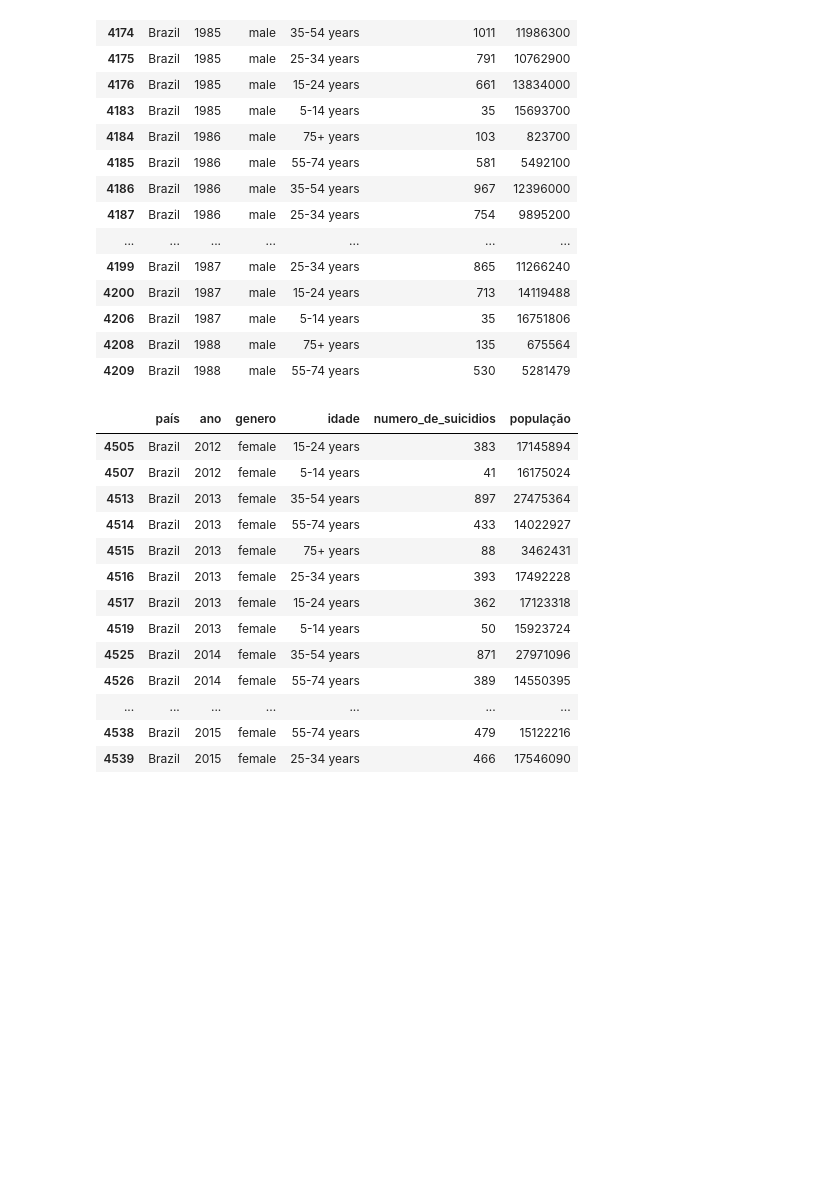
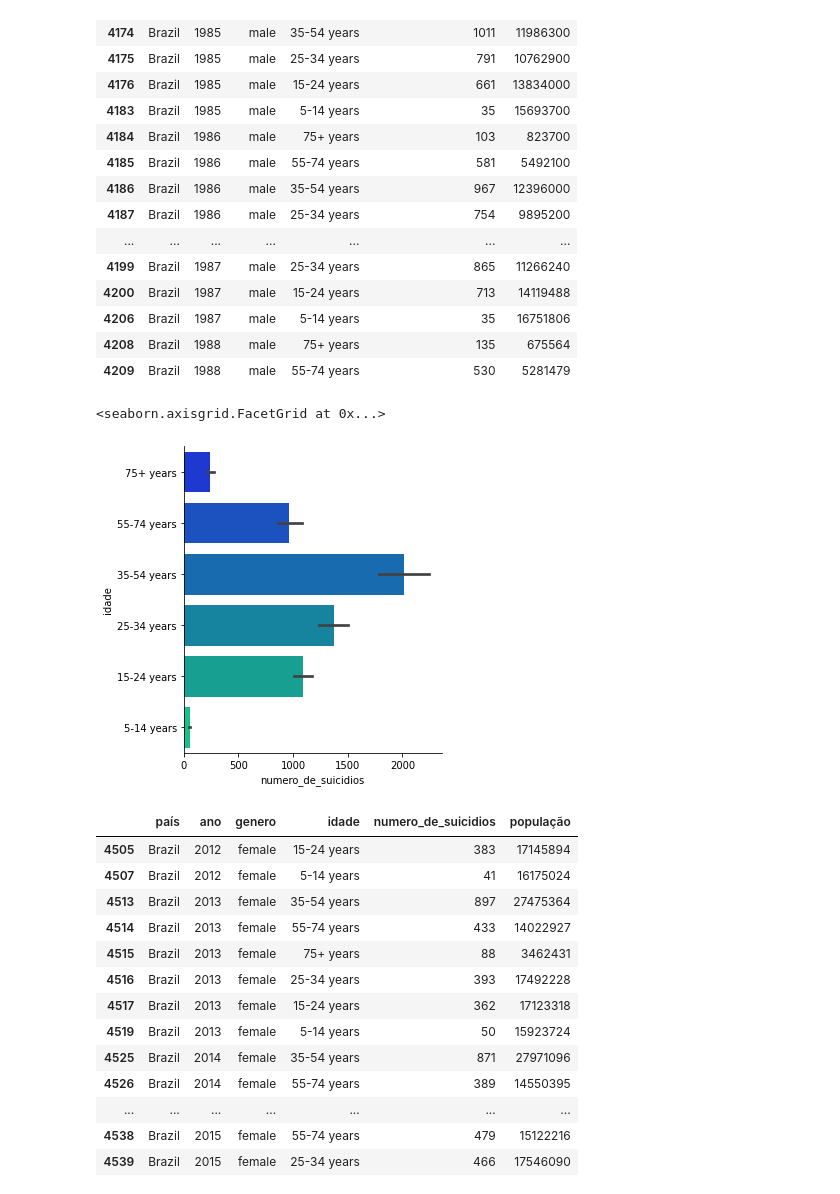
Before and after one commit to littlebru/Indice-de-Suicidio-no-Brasil, a Jupyter notebook: Analise_dados_suicidio.ipynb, the cells around one changed output. Cells and saved outputs as stored; diff of their text form; code cells hidden in the pictures; blank space fills up the shorter version.

Commit message:
add graphics

```diff
--- a/Analise_dados_suicidio.ipynb
+++ b/Analise_dados_suicidio.ipynb
@@ -251,6 +290,12 @@ dados_homens_brasileiros.head(20).style.highlight_min(subset="numero_de_suicidio
 | 4206 | Brazil | 1987 | male | 5-14 years | 35 | 16751806 |
 | 4208 | Brazil | 1988 | male | 75+ years | 135 | 675564 |
 | 4209 | Brazil | 1988 | male | 55-74 years | 530 | 5281479 |
+# %%
+sns.catplot(x="numero_de_suicidios", y="idade",palette='winter', kind='bar',
+           data=dados_homens_brasileiros)
+# %% [output]
+<seaborn.axisgrid.FacetGrid at 0x...>
+[figure, added]
 # %%
 # Maior taxa de mortes entre mulheres
 dados_mulheres_brasileiras.tail(20).style.highlight_max(subset="numero_de_suicidios", color="#f76773")
```
Also changed, not shown: parts of 12 cells of this notebook.
